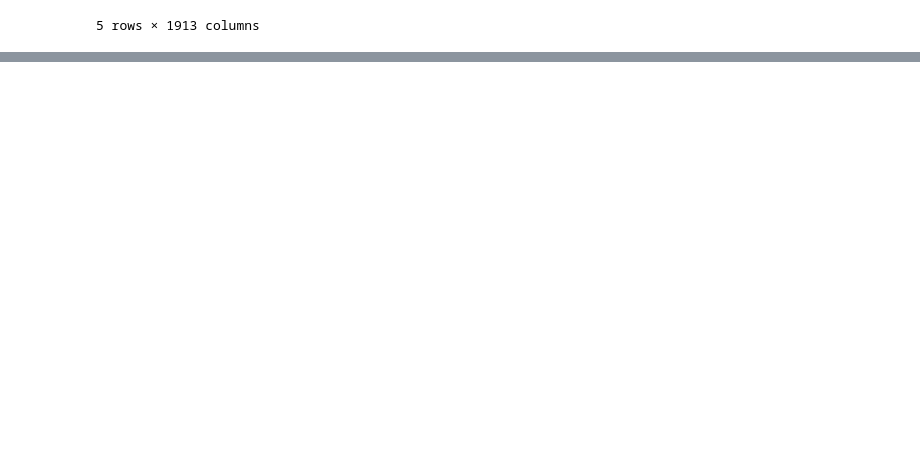
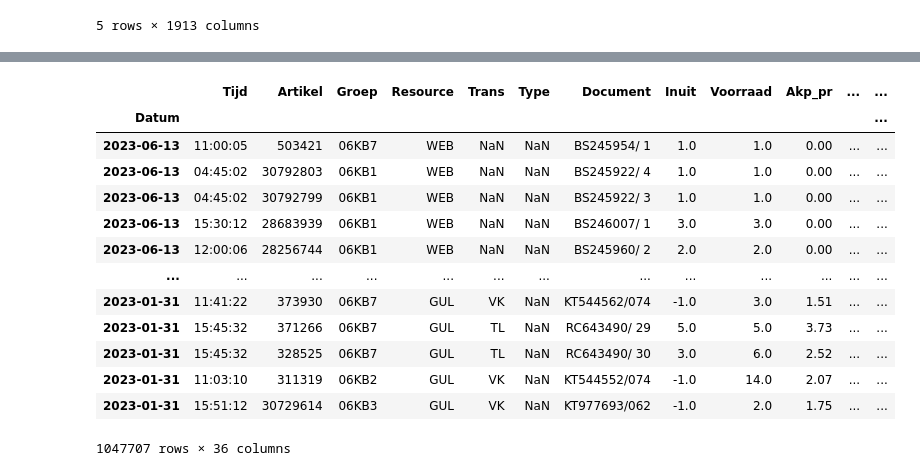
Before and after one commit to yForecasting/DeepRetail, a Jupyter notebook: DeepRetail/example_notebooks/test_reader.ipynb, the cells around one changed output, grey strips where cells are left out. Saved outputs shown, nothing was run; the diff lists cells and outputs as text; code cells hidden in the pictures; blank space fills up the shorter version.

```diff
--- a/DeepRetail/example_notebooks/test_reader.ipynb
+++ b/DeepRetail/example_notebooks/test_reader.ipynb
@@ -26,0 +81,18 @@ df.head()
+# %%
+b = pd.read_csv('/home/filtheo/DeepRetail/DeepRetail/data/data_folder/supra_new.csv', index_col = 0 )
+b
+# %% [output]
+|  | Tijd | Artikel | Groep | Resource | Trans | Type | Document | Inuit | Voorraad | Akp_pr | ... | ... |
+| Datum |  |  |  |  |  |  |  |  |  |  |  | ... |
+| 2023-06-13 | 11:00:05 | 503421 | 06KB7 | WEB | NaN | NaN | BS245954/ 1 | 1.0 | 1.0 | 0.00 | ... | ... |
+| 2023-06-13 | 04:45:02 | 30792803 | 06KB1 | WEB | NaN | NaN | BS245922/ 4 | 1.0 | 1.0 | 0.00 | ... | ... |
+| 2023-06-13 | 04:45:02 | 30792799 | 06KB1 | WEB | NaN | NaN | BS245922/ 3 | 1.0 | 1.0 | 0.00 | ... | ... |
+| 2023-06-13 | 15:30:12 | 28683939 | 06KB1 | WEB | NaN | NaN | BS246007/ 1 | 3.0 | 3.0 | 0.00 | ... | ... |
+| 2023-06-13 | 12:00:06 | 28256744 | 06KB1 | WEB | NaN | NaN | BS245960/ 2 | 2.0 | 2.0 | 0.00 | ... | ... |
+| ... | ... | ... | ... | ... | ... | ... | ... | ... | ... | ... | ... | ... |
+| 2023-01-31 | 11:41:22 | 373930 | 06KB7 | GUL | VK | NaN | KT544562/074 | -1.0 | 3.0 | 1.51 | ... | ... |
+| 2023-01-31 | 15:45:32 | 371266 | 06KB7 | GUL | TL | NaN | RC643490/ 29 | 5.0 | 5.0 | 3.73 | ... | ... |
+| 2023-01-31 | 15:45:32 | 328525 | 06KB7 | GUL | TL | NaN | RC643490/ 30 | 3.0 | 6.0 | 2.52 | ... | ... |
+| 2023-01-31 | 11:03:10 | 311319 | 06KB2 | GUL | VK | NaN | KT544552/074 | -1.0 | 14.0 | 2.07 | ... | ... |
+| 2023-01-31 | 15:51:12 | 30729614 | 06KB3 | GUL | VK | NaN | KT977693/062 | -1.0 | 2.0 | 1.75 | ... | ... |
+1047707 rows × 36 columns
```
Also changed, not shown: parts of 3 cells of this notebook.
